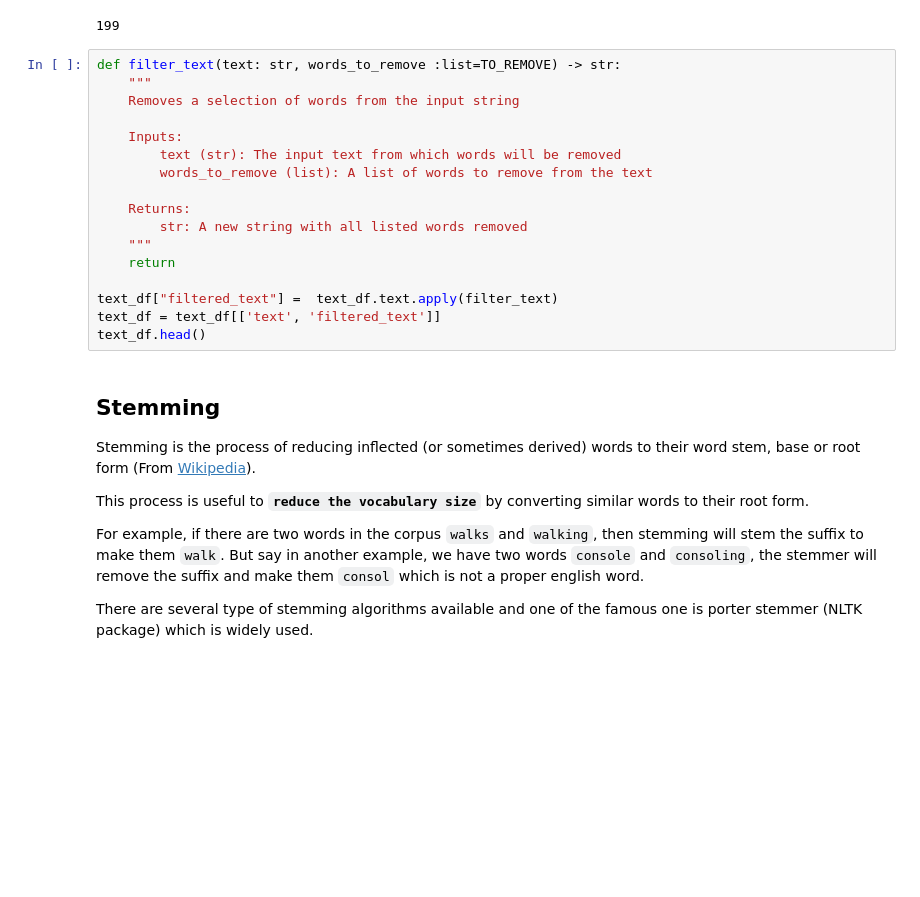
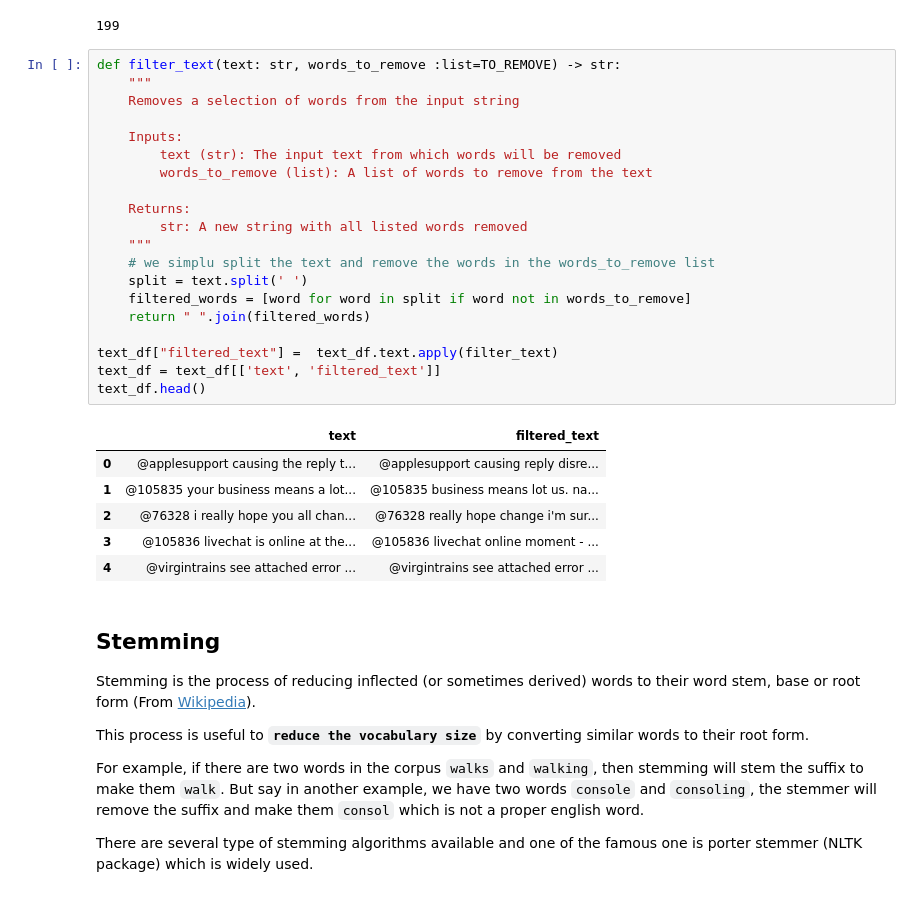
Before and after one commit to TonioElPuebloSchool/nlp_courses, a Jupyter notebook: nlp_courses/tp_1_text_cleaning/TP_1_preprocessing.ipynb, the cells around one changed output. Saved outputs shown, nothing was run; the diff lists cells and outputs as text; blank space fills up the shorter version.

```diff
--- a/nlp_courses/tp_1_text_cleaning/TP_1_preprocessing.ipynb
+++ b/nlp_courses/tp_1_text_cleaning/TP_1_preprocessing.ipynb
@@ -453,20 +453,30 @@ len(TO_REMOVE)
 # %%
 def filter_text(text: str, words_to_remove :list=TO_REMOVE) -> str:
     """
     Removes a selection of words from the input string
 
     Inputs:
         text (str): The input text from which words will be removed
         words_to_remove (list): A list of words to remove from the text
 
     Returns:
         str: A new string with all listed words removed
     """
-    return
+    # we simplu split the text and remove the words in the words_to_remove list
+    split = text.split(' ')
+    filtered_words = [word for word in split if word not in words_to_remove]
+    return " ".join(filtered_words)
 
 text_df["filtered_text"] =  text_df.text.apply(filter_text)
 text_df = text_df[['text', 'filtered_text']]
 text_df.head()
+# %% [output]
+|  | text | filtered_text |
+| 0 | @applesupport causing the reply t... | @applesupport causing reply disre... |
+| 1 | @105835 your business means a lot... | @105835 business means lot us. na... |
+| 2 | @76328 i really hope you all chan... | @76328 really hope change i'm sur... |
+| 3 | @105836 livechat is online at the... | @105836 livechat online moment - ... |
+| 4 | @virgintrains see attached error ... | @virgintrains see attached error ... |
 # %% [markdown]
 ## **Stemming**
 
```
Also changed, not shown: parts of 27 cells of this notebook.
